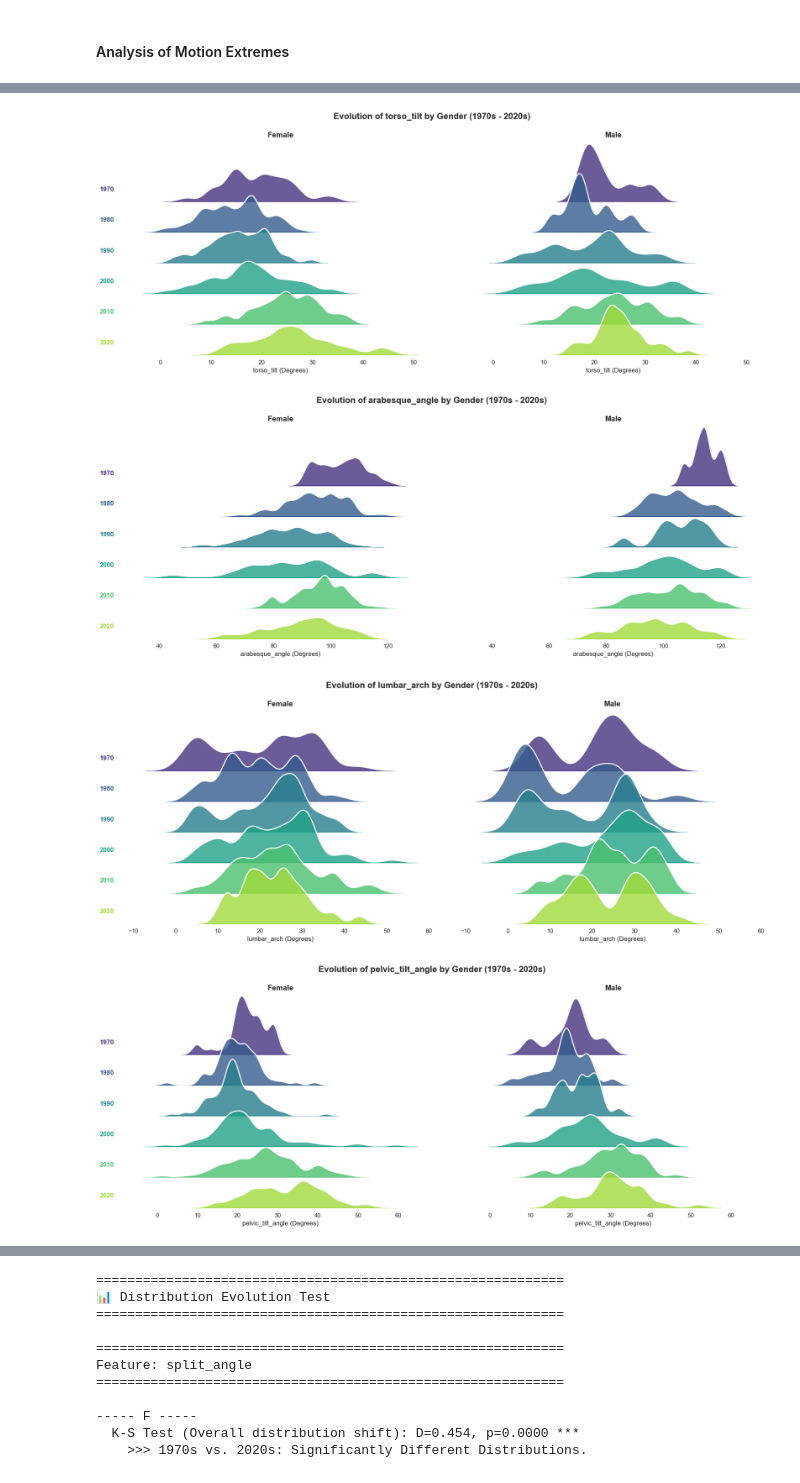
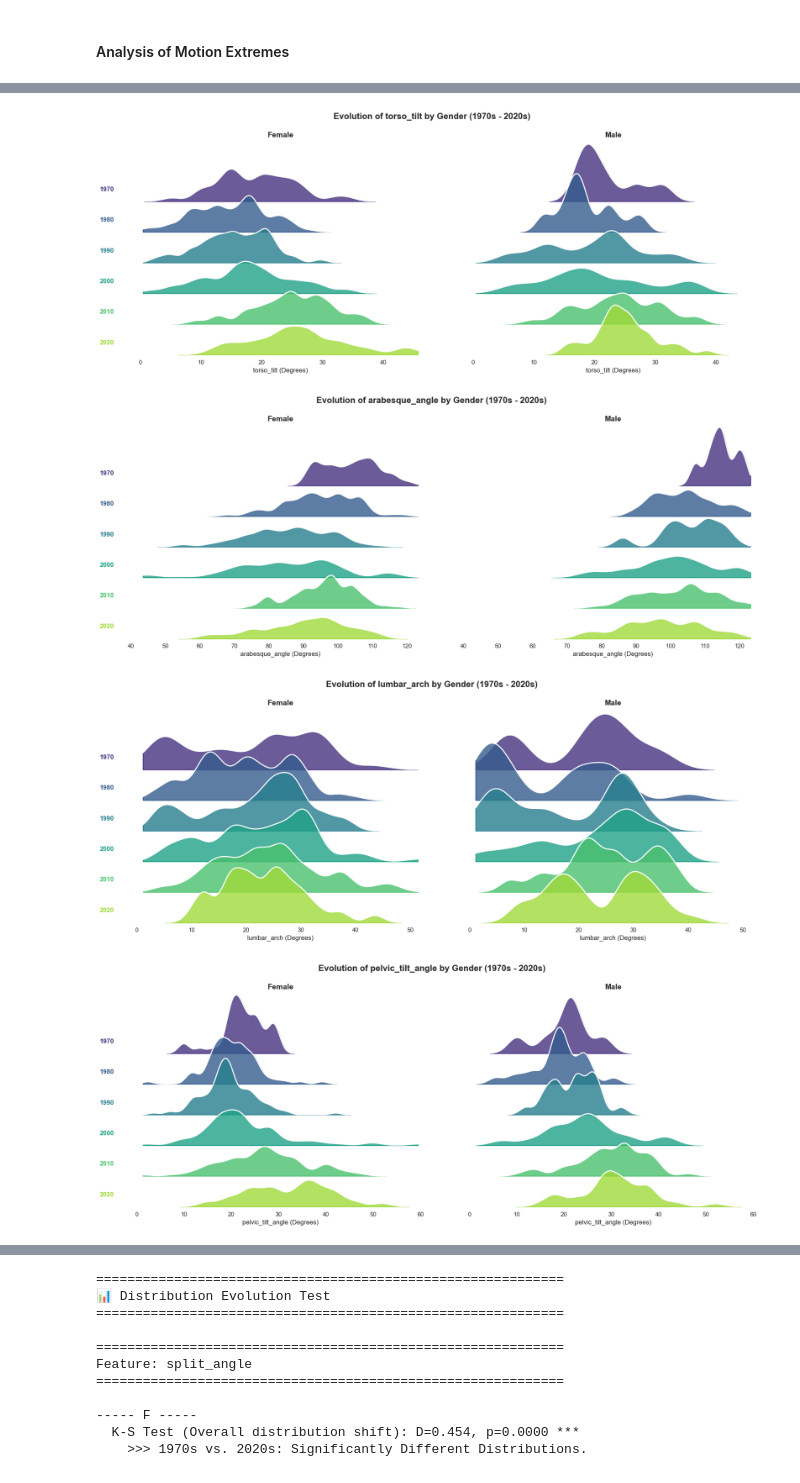
Before and after one commit to TadejPogacar1/DH412-History-and-the-Digital, a Jupyter notebook: arabesque_analysis.ipynb, the cells around one changed output, grey strips where cells are left out. Saved outputs shown, nothing was run; the diff lists cells and outputs as text; code cells hidden in the pictures.

```diff
--- a/arabesque_analysis.ipynb
+++ b/arabesque_analysis.ipynb
@@ -813,8 +813,11 @@ for metric in target_metrics:
     # ==========================================
     sns.set_theme(style="whitegrid")
 
+    min_val = df_extremes[metric].min()
+    max_val = df_extremes[metric].max()
+
     g = sns.displot(
-        data=df_extremes,
+        data=df_extremes.dropna(subset=[metric]),
         x=metric,
         hue="decade",
         hue_order=[start_decade, end_decade],
@@ -826,7 +829,8 @@ for metric in target_metrics:
         linewidth=2,
         common_norm=False,
         height=5,
-        aspect=1.2
+        aspect=1.2,
+        clip=(min_val, max_val)
     )
 
     if metric == 'split_angle':
@@ -964,8 +968,11 @@ def plot_combined_ridge(data, metric, title):
     g = sns.FacetGrid(df_clean, row="decade", col="gender_label", hue="decade",
                       aspect=8, height=1.1, palette="viridis")
 
-    g.map(sns.kdeplot, metric, bw_adjust=.5, clip_on=False, fill=True, alpha=0.8, linewidth=1.5)
-    g.map(sns.kdeplot, metric, clip_on=False, color="w", lw=2, bw_adjust=.5)
+    min_val = df_clean[metric].min()
+    max_val = df_clean[metric].max()
+
+    g.map(sns.kdeplot, metric, bw_adjust=.5, clip=(min_val, max_val), clip_on=False, fill=True, alpha=0.8, linewidth=1.5)
+    g.map(sns.kdeplot, metric, clip=(min_val, max_val), clip_on=False, color="w", lw=2, bw_adjust=.5)
 
     def label_decade(x, color, label, **kwargs):
         ax = plt.gca()
@@ -1037,4 +1044,4 @@ for metric in target_metrics:
-[figure, old version]
+[figure, new version]
-[figure, old version]
+[figure, new version]
-[figure, old version]
+[figure, new version]
-[figure, old version]
+[figure, new version]
```
Also changed, not shown: parts of 4 cells of this notebook.
